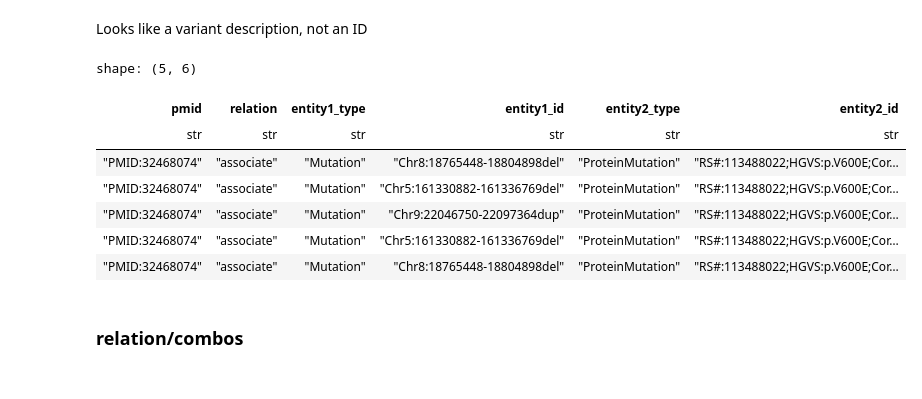
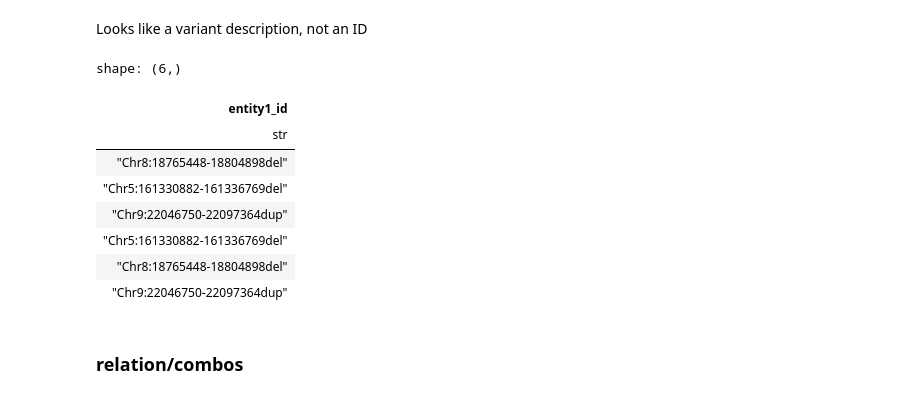
Before and after one commit to NCATSTranslator/translator-ingests, a Jupyter notebook: src/translator_ingest/ingests/pubtator/pubtator_eda.ipynb, the cells around one changed output. Cells and saved outputs as stored; diff of their text form; code cells hidden in the pictures.

```diff
--- a/src/translator_ingest/ingests/pubtator/pubtator_eda.ipynb
+++ b/src/translator_ingest/ingests/pubtator/pubtator_eda.ipynb
@@ -576,16 +594,18 @@ Looks like a variant description, not an ID
 # %%
 ## quick look
 
-relation_df.filter((pl.col("entity1_type") == "Mutation")).head()
+with pl.Config(fmt_str_lengths=100):
+    relation_df.filter((pl.col("entity1_type") == "Mutation"))["entity1_id"].head()
 # %% [output]
-shape: (5, 6)
+shape: (6,)
-| pmid | relation | entity1_type | entity1_id | entity2_type | entity2_id |
-| str | str | str | str | str | str |
-| "PMID:32468074" | "associate" | "Mutation" | "Chr8:18765448-18804898del" | "ProteinMutation" | "RS#:113488022;HGVS:p.V600E;Cor… |
-| "PMID:32468074" | "associate" | "Mutation" | "Chr5:161330882-161336769del" | "ProteinMutation" | "RS#:113488022;HGVS:p.V600E;Cor… |
-| "PMID:32468074" | "associate" | "Mutation" | "Chr9:22046750-22097364dup" | "ProteinMutation" | "RS#:113488022;HGVS:p.V600E;Cor… |
-| "PMID:32468074" | "associate" | "Mutation" | "Chr5:161330882-161336769del" | "ProteinMutation" | "RS#:113488022;HGVS:p.V600E;Cor… |
-| "PMID:32468074" | "associate" | "Mutation" | "Chr8:18765448-18804898del" | "ProteinMutation" | "RS#:113488022;HGVS:p.V600E;Cor… |
+| entity1_id |
+| str |
+| "Chr8:18765448-18804898del" |
+| "Chr5:161330882-161336769del" |
+| "Chr9:22046750-22097364dup" |
+| "Chr5:161330882-161336769del" |
+| "Chr8:18765448-18804898del" |
+| "Chr9:22046750-22097364dup" |
 # %% [markdown]
 ### relation/combos
 # %%
```
Also changed, not shown: parts of 3 cells of this notebook.
